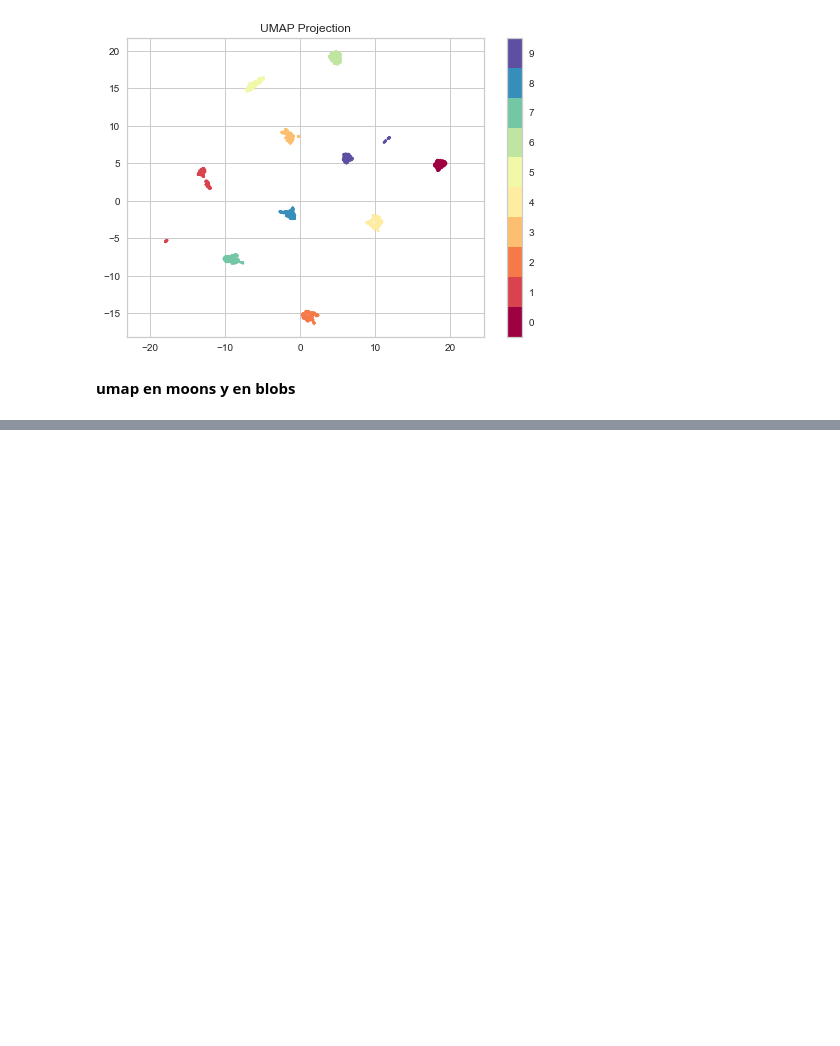
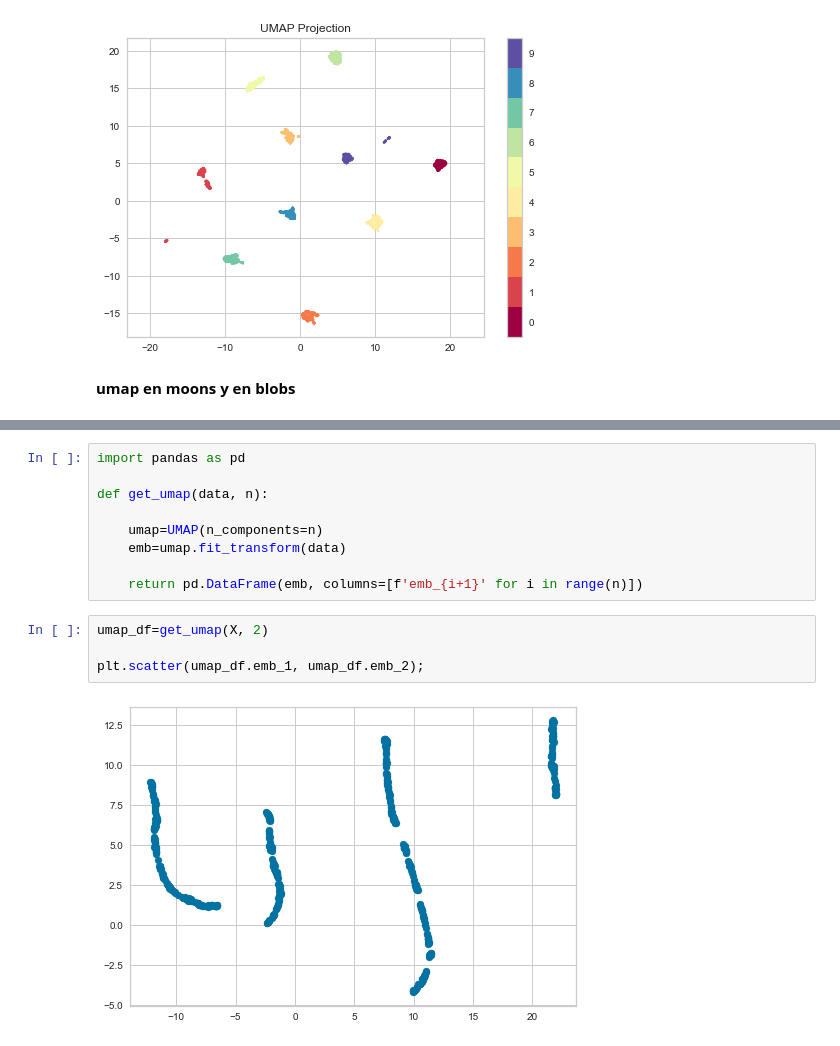
Before and after one commit to Pomilusky/apuntes_clase, a Jupyter notebook: semana_7/3.1 - Evaluacion.ipynb, the cells around one changed output, grey strips where cells are left out. Saved outputs shown, nothing was run; the diff lists cells and outputs as text; blank space fills up the shorter version.

```diff
--- a/semana_7/3.1 - Evaluacion.ipynb
+++ b/semana_7/3.1 - Evaluacion.ipynb
@@ -349,0 +356,15 @@ plt.title('UMAP Projection');
+# %%
+import pandas as pd
+
+def get_umap(data, n):
+
+    umap=UMAP(n_components=n)
+    emb=umap.fit_transform(data)
+
+    return pd.DataFrame(emb, columns=[f'emb_{i+1}' for i in range(n)])
+# %%
+umap_df=get_umap(X, 2)
+
+plt.scatter(umap_df.emb_1, umap_df.emb_2);
+# %% [output]
+[figure, added]
```
Also changed, not shown: parts of 9 cells of this notebook.
